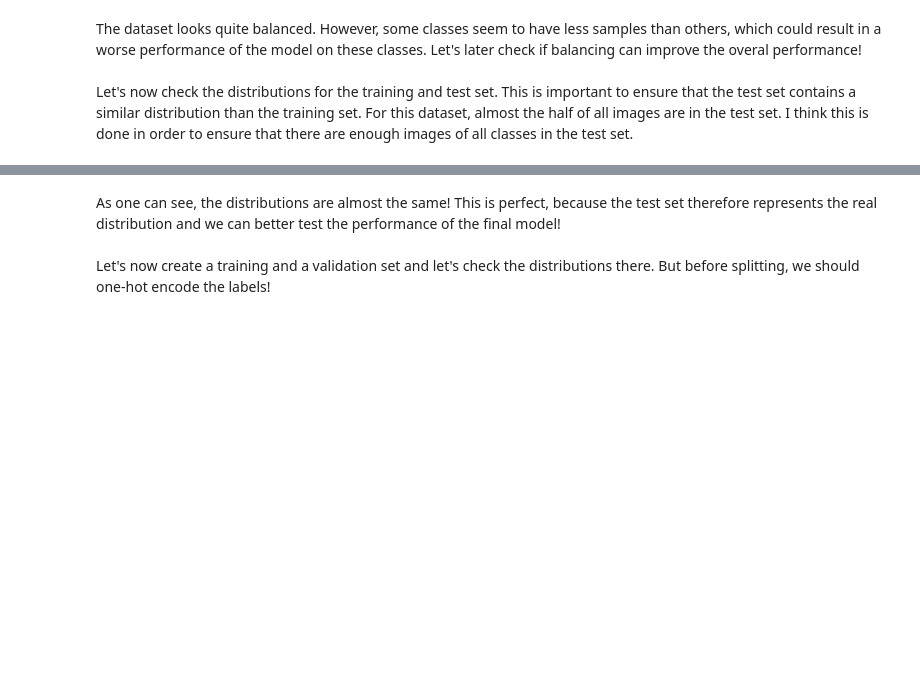
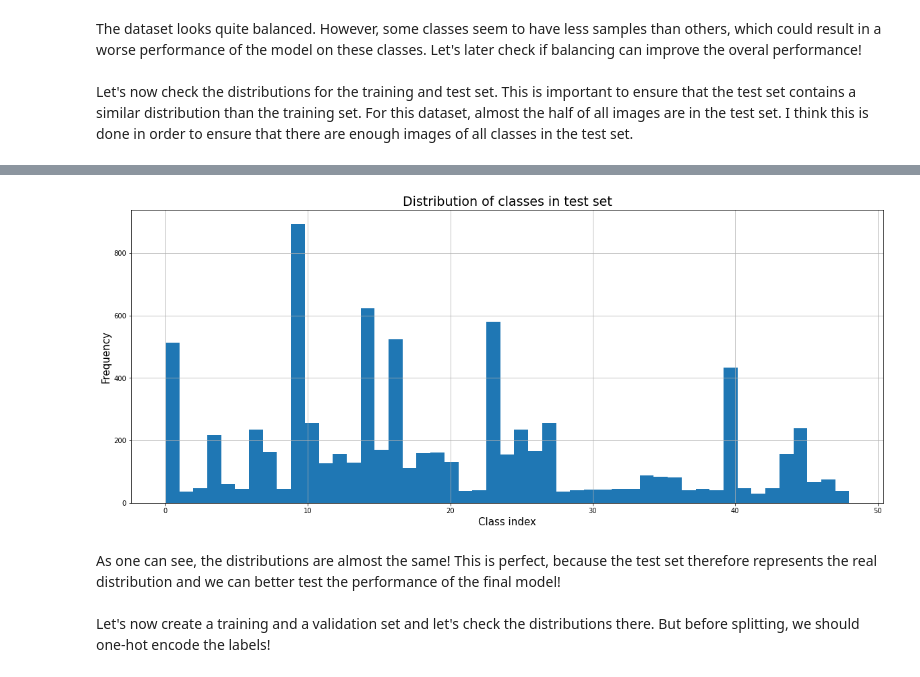
Before and after one commit to patrickbrus/IBM_Machine_Learning_Professional, a Jupyter notebook: Deep_Learning/DeepLearning_Project.ipynb, the cells around one changed output, grey strips where cells are left out. Cells and saved outputs as stored; diff of their text form; code cells hidden in the pictures; blank space fills up the shorter version.

```diff
--- a/Deep_Learning/DeepLearning_Project.ipynb
+++ b/Deep_Learning/DeepLearning_Project.ipynb
@@ -366,11 +330,13 @@ plt.show()
 # %%
 # check distribution of training set
 plt.figure(figsize=(20, 8))
-df.loc[df["test"] == 1]["class"].hist(bins=len(class_names))
+df.loc[df["test"] == 1]["new_class"].hist(bins=len(new_class_names))
 plt.title("Distribution of classes in test set", size=19)
 plt.xlabel("Class index", size=15)
 plt.ylabel("Frequency", size=15)
 plt.show()
+# %% [output]
+[figure, added]
 # %% [markdown]
 As one can see, the distributions are almost the same! This is perfect, because the test set therefore represents the real distribution and we can better test the performance of the final model! <br> <br>
 Let's now create a training and a validation set and let's check the distributions there. But before splitting, we should one-hot encode the labels!
```
Also changed, not shown: parts of 32 cells of this notebook.
